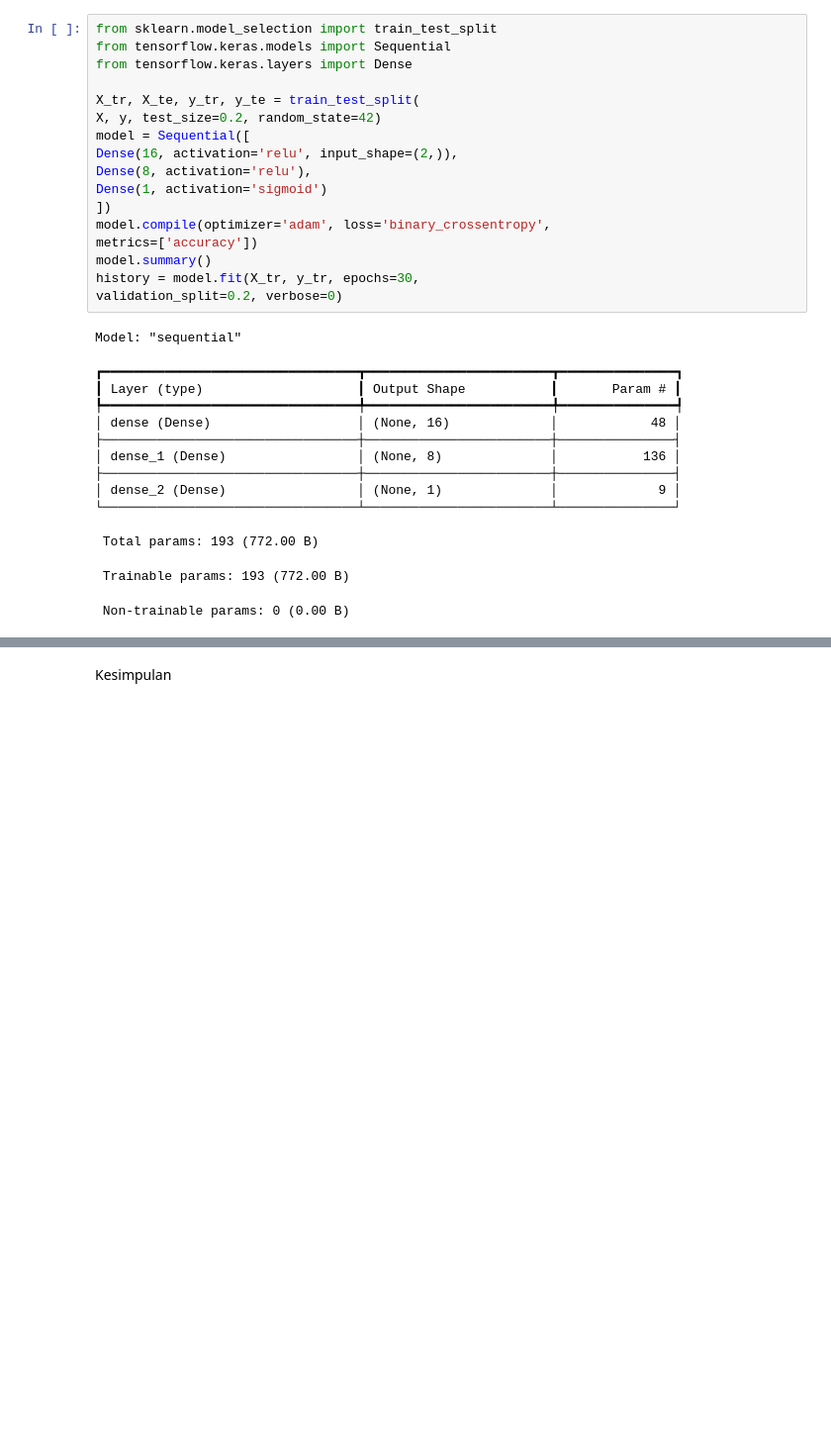
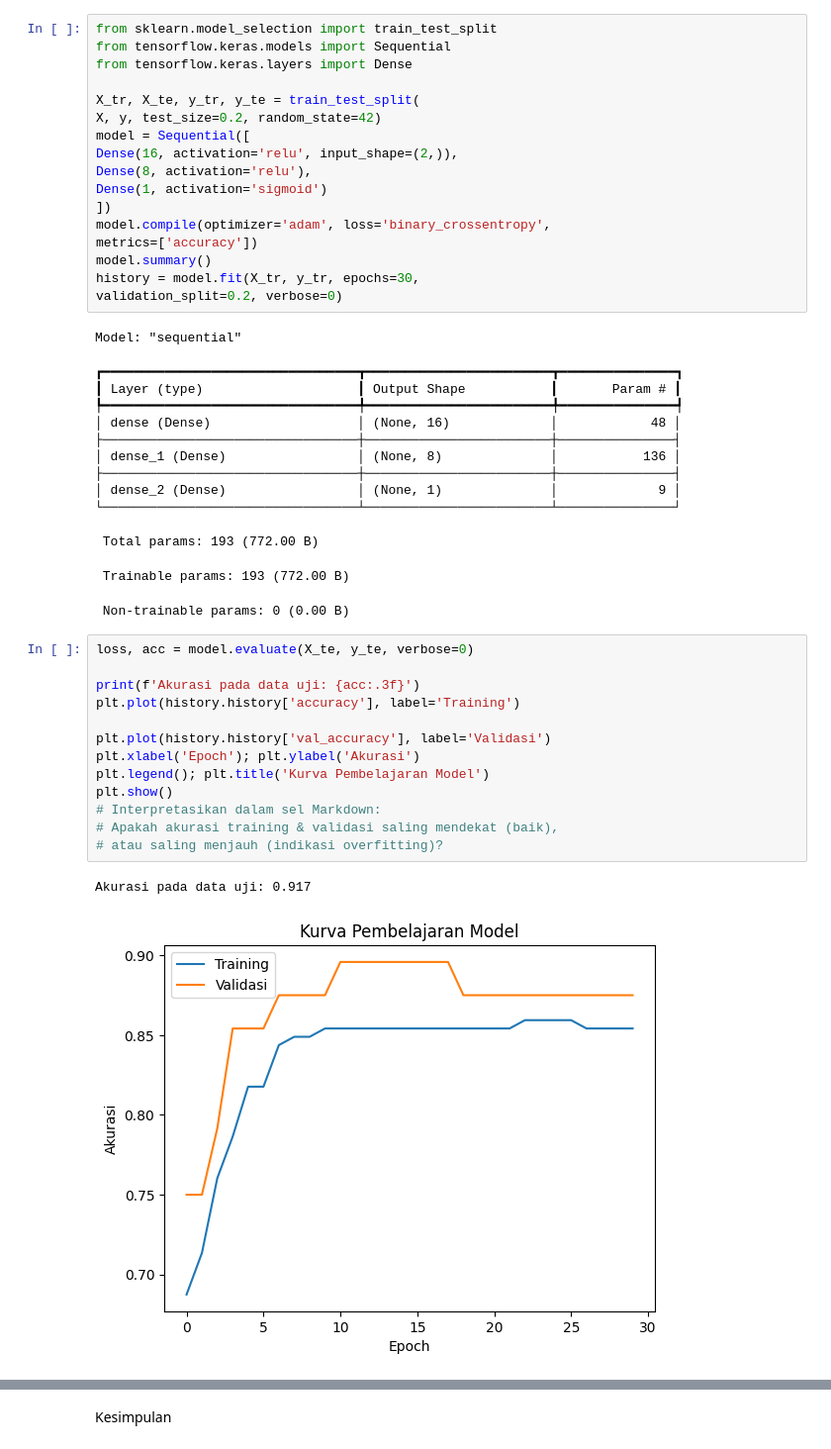
Before and after one commit to muhlis-id/Data-Science_240401010197_Muhlis, a Jupyter notebook: Pertemuan13_Muhlis_240401010197.ipynb, the cells around one changed output, grey strips where cells are left out. Shown at 99% size. Cells and saved outputs as stored; diff of their text form; blank space fills up the shorter version.

```diff
--- a/Pertemuan13_Muhlis_240401010197.ipynb
+++ b/Pertemuan13_Muhlis_240401010197.ipynb
@@ -48,3 +48,19 @@ Model: "sequential"
  Total params: 193 (772.00 B)
  Trainable params: 193 (772.00 B)
  Non-trainable params: 0 (0.00 B)
+# %%
+loss, acc = model.evaluate(X_te, y_te, verbose=0)
+
+print(f'Akurasi pada data uji: {acc:.3f}')
+plt.plot(history.history['accuracy'], label='Training')
+
+plt.plot(history.history['val_accuracy'], label='Validasi')
+plt.xlabel('Epoch'); plt.ylabel('Akurasi')
+plt.legend(); plt.title('Kurva Pembelajaran Model')
+plt.show()
+# Interpretasikan dalam sel Markdown:
+# Apakah akurasi training & validasi saling mendekat (baik),
+# atau saling menjauh (indikasi overfitting)?
+# %% [output]
+Akurasi pada data uji: 0.917
+[figure, added]
```
Also changed, not shown: parts of 1 cell of this notebook.
